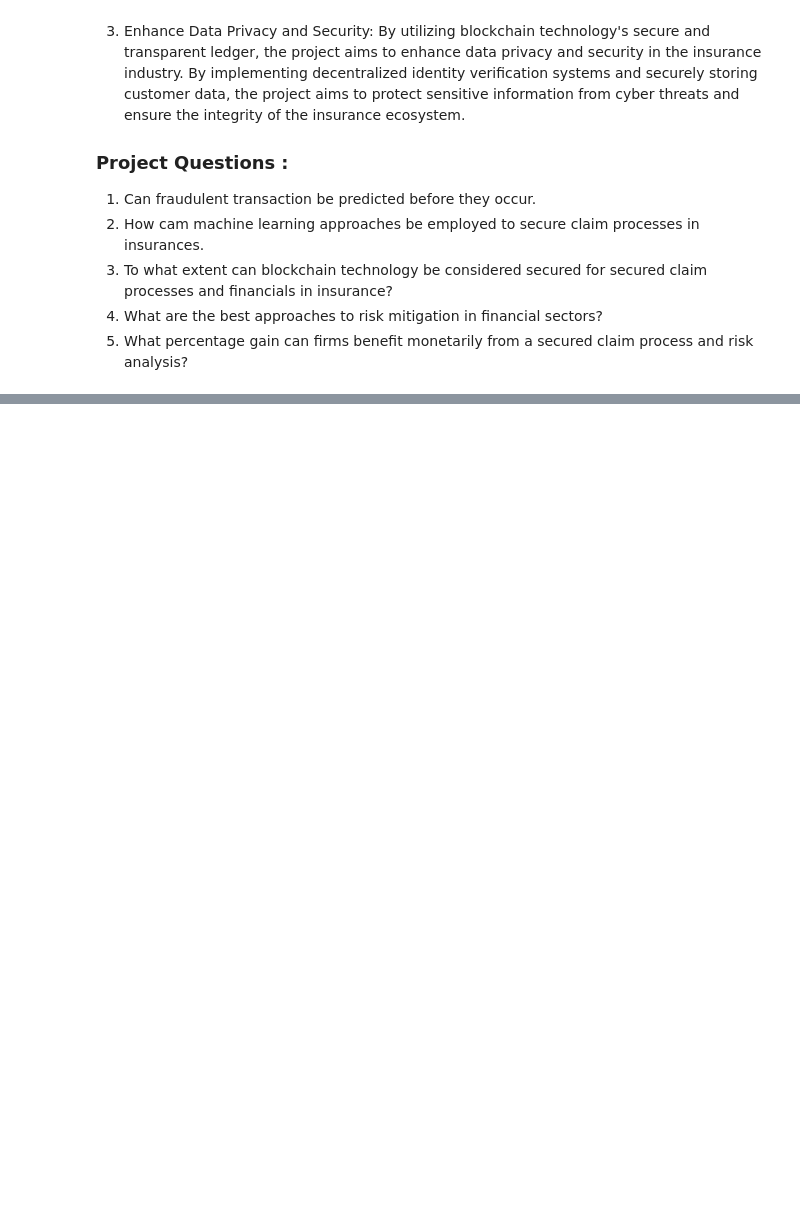
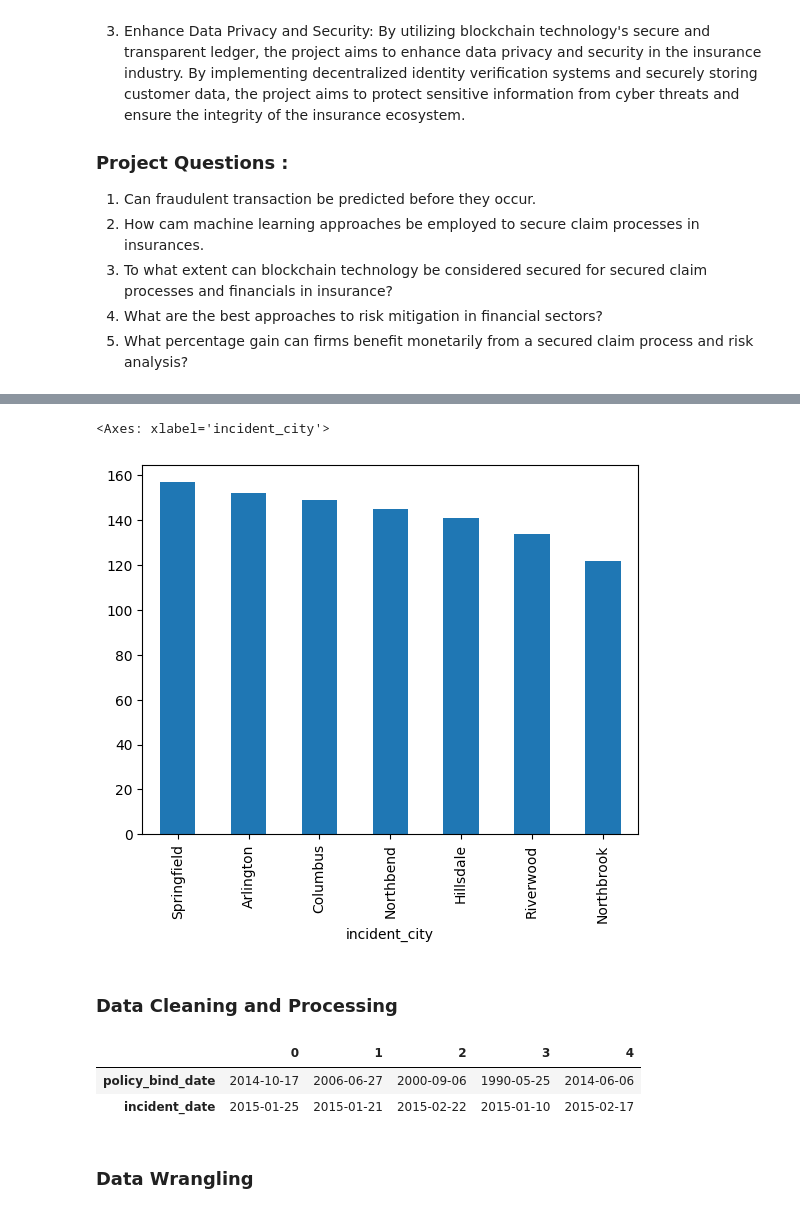
Before and after one commit to Naveenkada/Machine-Learning-For-Fraud-Detection-and-Claims-Processing, a Jupyter notebook: Project Coding.ipynb, the cells around one changed output, grey strips where cells are left out. Saved outputs shown, nothing was run; the diff lists cells and outputs as text; code cells hidden in the pictures; blank space fills up the shorter version.

```diff
--- a/Project Coding.ipynb
+++ b/Project Coding.ipynb
@@ -29,0 +109,21 @@ With the utilization of Blockchain technology and machine learning techniques fo
+# %%
+claims_data['incident_city'].value_counts().plot(kind = 'bar')
+# %% [output]
+<Axes: xlabel='incident_city'>
+[figure, added]
+# %% [markdown]
+### Data Cleaning and Processing
+# %%
+# Replace '?'to a nun in numpy
+claims_data.replace('?', np.nan, inplace=True)
+# Date dataprocessing
+# Convert date columns to datetime
+claims_data['policy_bind_date'] = pd.to_datetime(claims_data['policy_bind_date'], errors='coerce')
+claims_data['incident_date'] = pd.to_datetime(claims_data['incident_date'], errors='coerce')
+claims_data[['policy_bind_date','incident_date']].head().T
+# %% [output]
+|  | 0 | 1 | 2 | 3 | 4 |
+| policy_bind_date | 2014-10-17 | 2006-06-27 | 2000-09-06 | 1990-05-25 | 2014-06-06 |
+| incident_date | 2015-01-25 | 2015-01-21 | 2015-02-22 | 2015-01-10 | 2015-02-17 |
+# %% [markdown]
+### Data Wrangling
```
Also changed, not shown: parts of 34 cells of this notebook.
